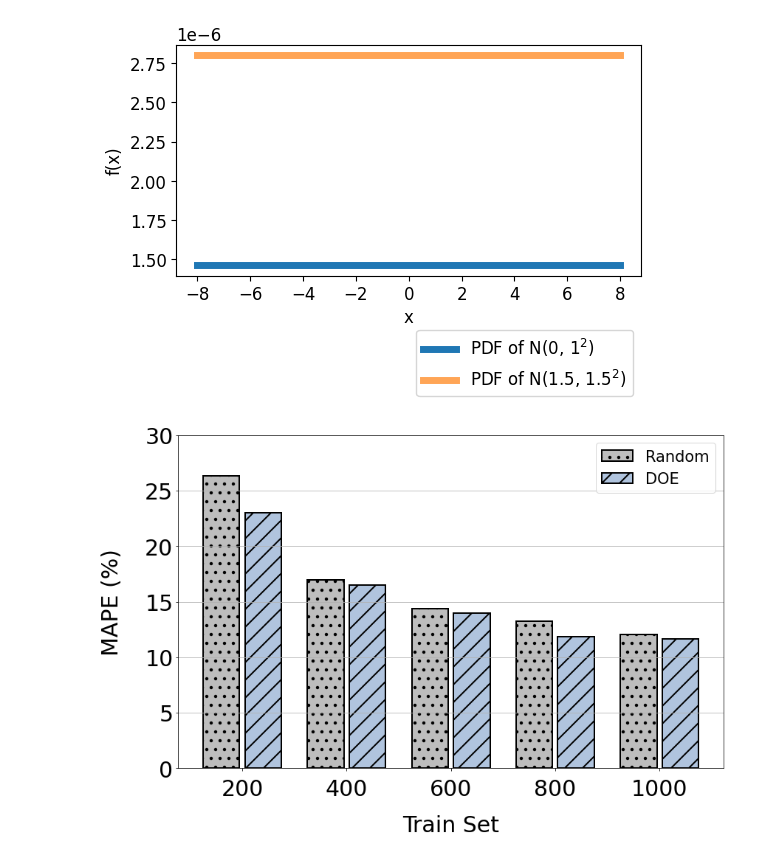
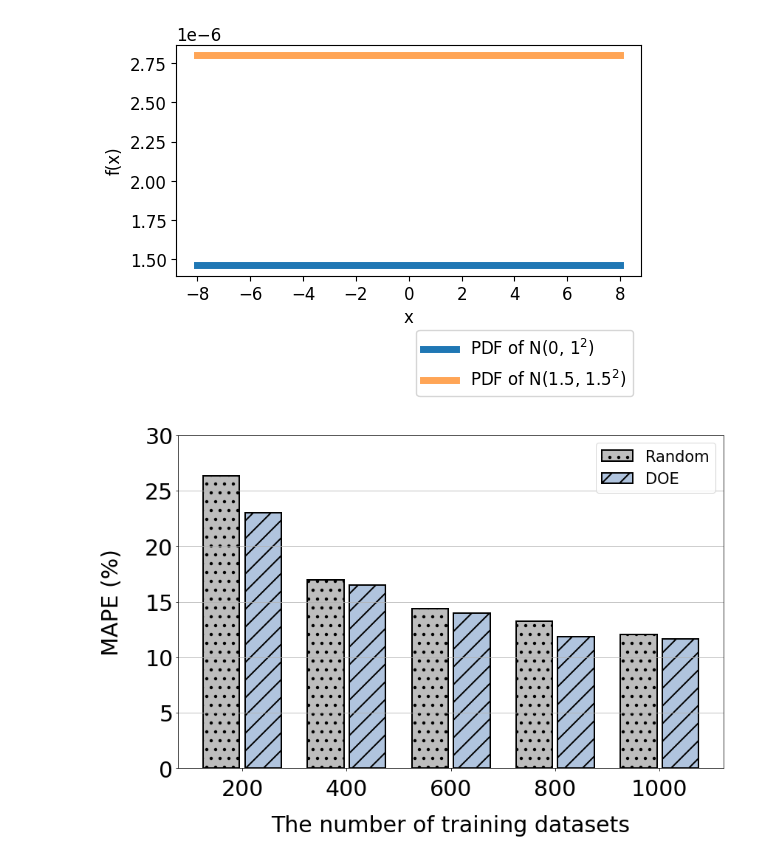
Before and after one commit to unhochoi/Sparse-Matrix-Multiplication, a Jupyter notebook: figure/pyplot/compare-doe-random.ipynb, the cells around one changed output. Cells and saved outputs as stored; diff of their text form; code cells hidden in the pictures.

Commit message:
modifying figure

```diff
--- a/figure/pyplot/compare-doe-random.ipynb
+++ b/figure/pyplot/compare-doe-random.ipynb
@@ -102,36 +102,36 @@ x = np.arange(len(x_label)) # x축 인덱스
 width = 0.35 # bar 넓이
 
 fig, ax1 = plt.subplots(figsize=(12,8)) # figure 및 subplot 선언
 
 # 각 bar 의 중심 지정
 # bar2 = ax1.bar(x - 0.2, sp_smdm_random_mape, width, linewidth=2, edgecolor='black', hatch='.', label='Random', color='lightsteelblue', capsize=4)
 # bar1 = ax1.bar(x + 0.2, sp_smdm_doe_mape, width, linewidth=2, edgecolor='black', hatch='/', label='DOE', color='royalblue', capsize=4)
 bar2 = ax1.bar(x - 0.2, sp_smdm_random_mape, width, linewidth=2, edgecolor='black', hatch='.', label='Random', color='#BDBDBD', capsize=4)
 bar1 = ax1.bar(x + 0.2, sp_smdm_doe_mape, width, linewidth=2, edgecolor='black', hatch='/', label='DOE', color='lightsteelblue', capsize=4)
 
 
 
 ################################# ax1 ####################################################
 
 ax1.set_xticks(x) # x축 인덱스
 ax1.set_xticklabels(x_label) # x축 label 이름
 ax1.tick_params(axis='x',pad=10) # x축 label pad
 
 ax1.yaxis.grid(True) # y축만 grid 사용
 ax1.set_ylim([0, 30])  # 좌측 y축 범위 설정
 # ax1.set_yticks([0, 10, 20, 30, 40]) # y축 index 설정
 
-ax1.set_xlabel('Train Set', labelpad=20) # ax1 ylabel 설정
+ax1.set_xlabel('The number of training datasets', labelpad=20) # ax1 ylabel 설정
 ax1.set_ylabel('MAPE (%)', labelpad=30) # ax1 ylabel 설정
 
 ax1.legend(loc="upper right") # 범례 표시
 
 # 이미지 저장시, figure 크기에 맞게 이미지 저장
 fig.tight_layout()
-fig.savefig('./right-dense-compare-doe-random.png')
+fig.savefig('./doe-random-right-dense-experiment.png')
 plt.show()
 # %% [output]
-[figure, old version]
+[figure, new version]
 # %%
 import matplotlib.pyplot as plt
 import numpy as np
```
Also changed, not shown: parts of 1 cell of this notebook, 6 other files.
